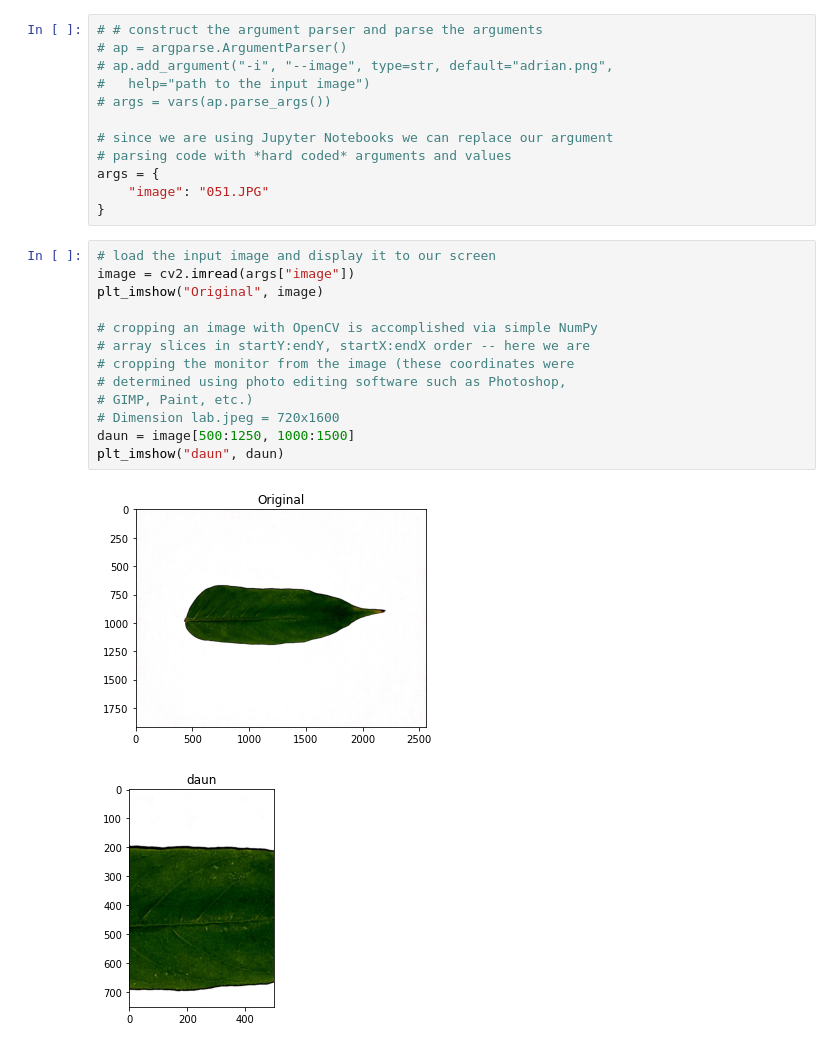
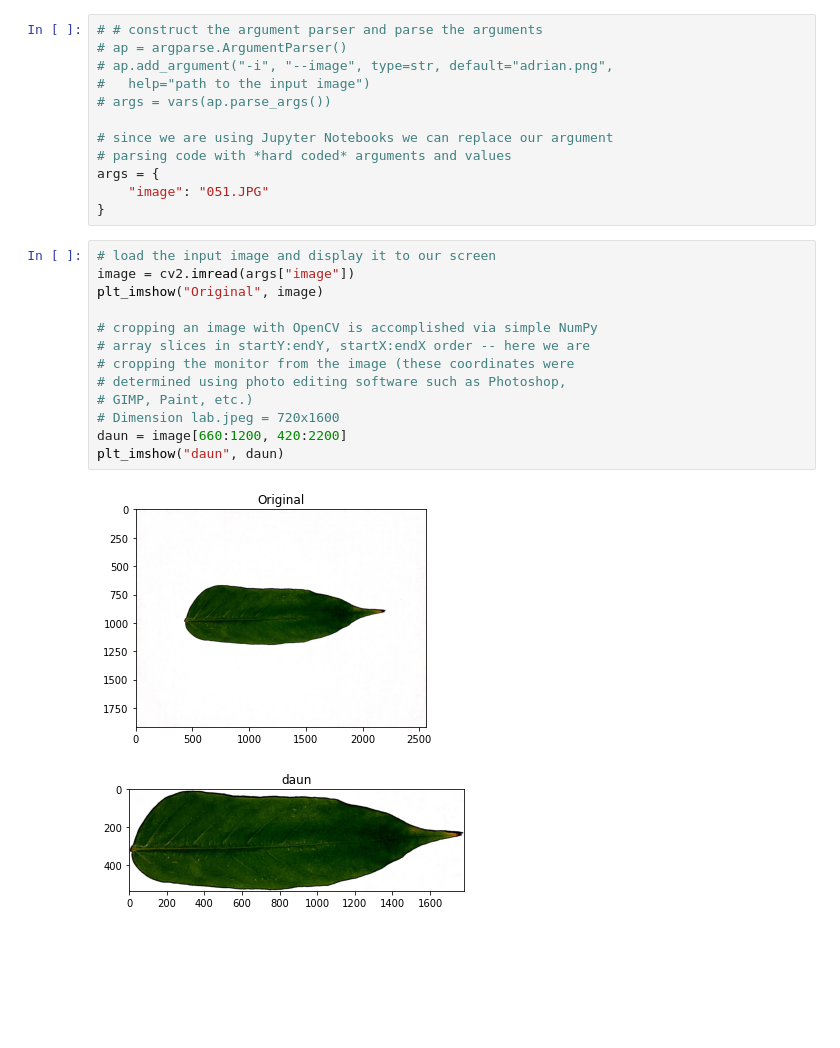
Before and after one commit to balpr/leafication, a Jupyter notebook: image_fundamental/cropping.ipynb, the cells around one changed output. Drawn from its saved outputs; the diff is of its cells as text; blank space fills up the shorter version.

```diff
--- a/image_fundamental/cropping.ipynb
+++ b/image_fundamental/cropping.ipynb
@@ -65,16 +65,16 @@ args = {
 # %%
 # load the input image and display it to our screen
 image = cv2.imread(args["image"])
 plt_imshow("Original", image)
 
 # cropping an image with OpenCV is accomplished via simple NumPy
 # array slices in startY:endY, startX:endX order -- here we are
 # cropping the monitor from the image (these coordinates were
 # determined using photo editing software such as Photoshop,
 # GIMP, Paint, etc.)
 # Dimension lab.jpeg = 720x1600
-daun = image[500:1250, 1000:1500]
+daun = image[660:1200, 420:2200]
 plt_imshow("daun", daun)
 # %% [output]
 [figure]
-[figure, old version]
+[figure, new version]
```
Also changed, not shown: parts of 1 cell of this notebook.
